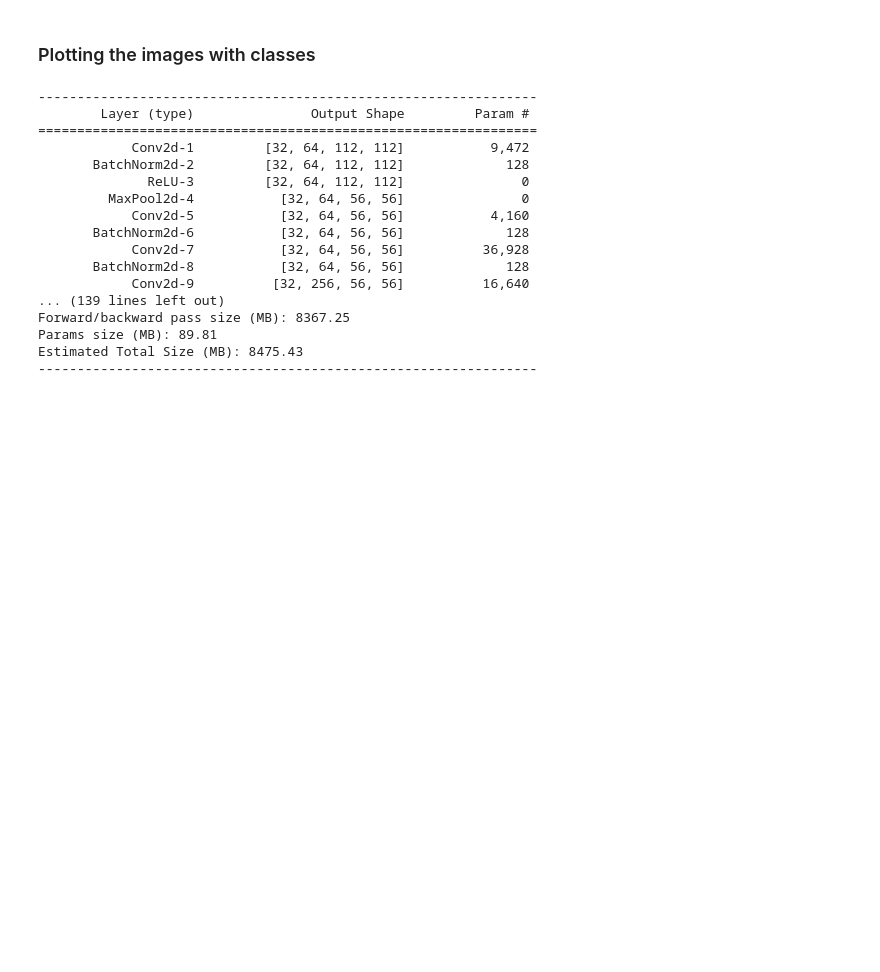
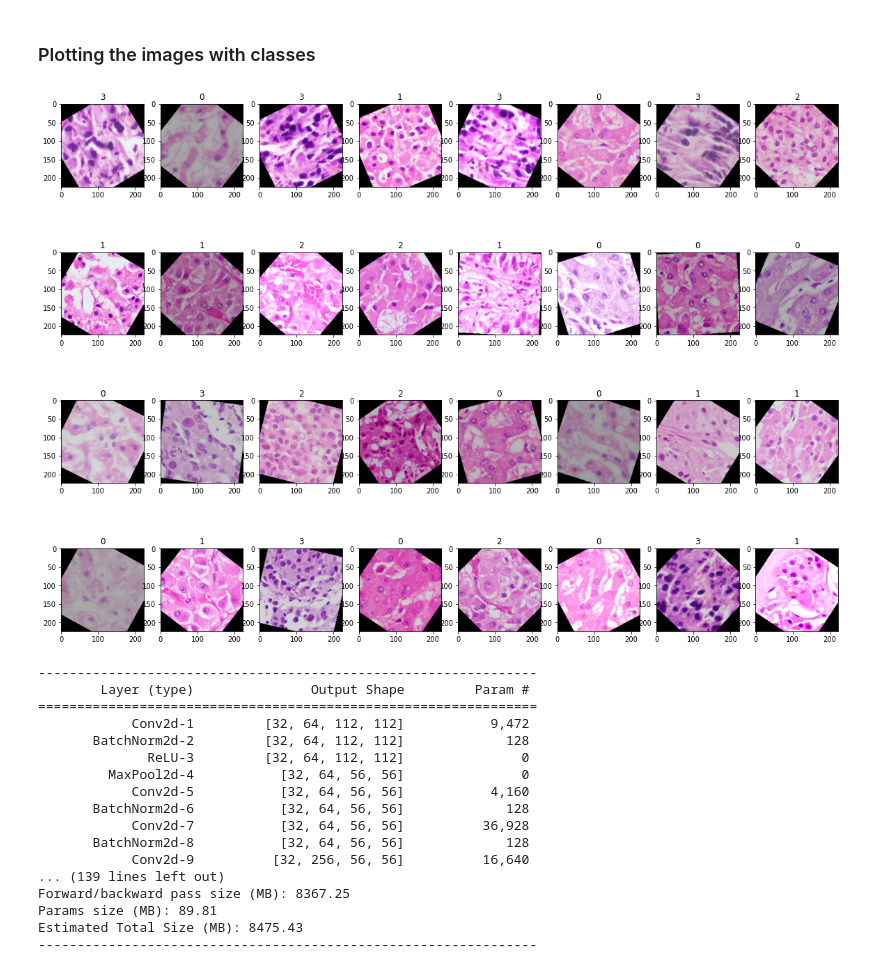
Before and after one commit to ashrikant39/Histopatgology-Image-Classification, a Jupyter notebook: ResNet50.ipynb, the cells around one changed output. Cells and saved outputs as stored; diff of their text form; code cells hidden in the pictures; blank space fills up the shorter version.

```diff
--- a/ResNet50.ipynb
+++ b/ResNet50.ipynb
@@ -73,16 +73,18 @@ dict_values([0, 1, 2, 3])
 # %% [markdown]
 ### Plotting the images with classes
 # %%
-# iterator= iter(train_loader)
-# it= next(iterator)
-# images, labels= it
+iterator= iter(train_loader)
+it= next(iterator)
+images, labels= it
 
-# plt.figure(figsize=(20,15))
-# for r in range(batch_size):
-#     plt.subplot(4,8,r+1)
-#     f= plt.imshow(images[r].permute(2,1,0))
-#     plt.title(labels[r].item())
-# plt.show()
+plt.figure(figsize=(20,15))
+for r in range(batch_size):
+    plt.subplot(4,8,r+1)
+    f= plt.imshow(images[r].permute(2,1,0))
+    plt.title(labels[r].item())
+plt.show()
+# %% [output]
+[figure, added]
 # %%
 class Residual_Block(nn.Module):
   def __init__(self, in_channels, out_channels, identity_downsample= None, stride=1):
```
